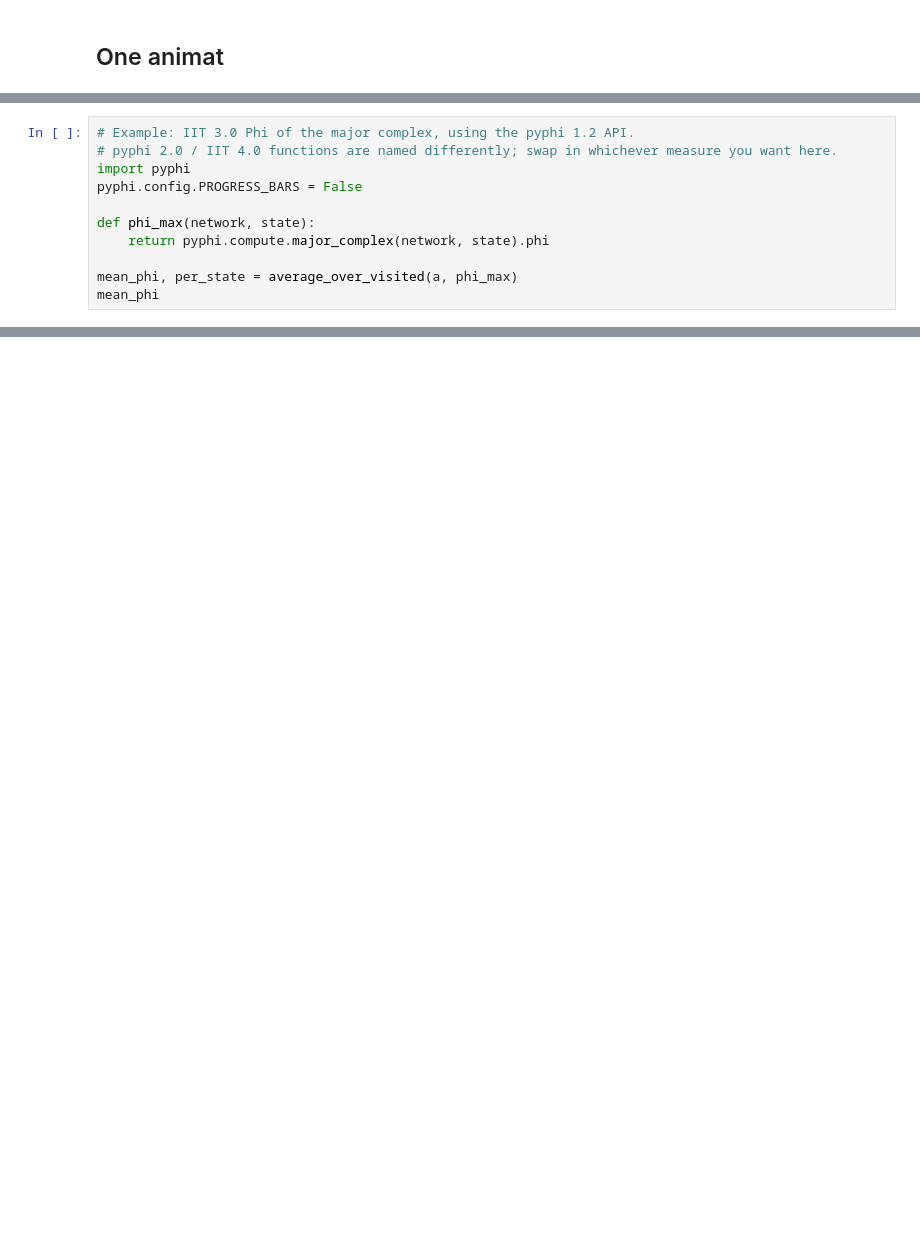
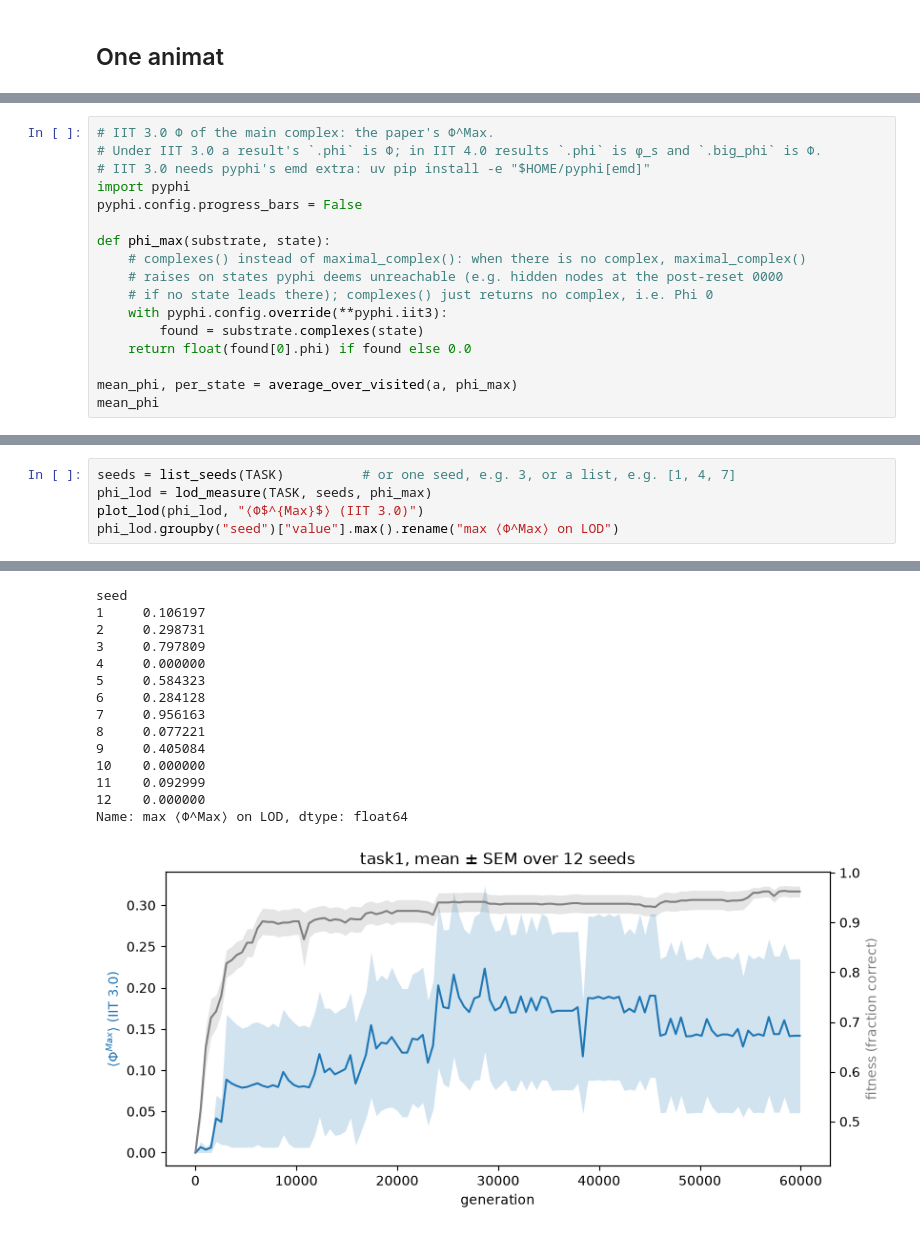
Before and after one commit to ajbailey4/mabe, a Jupyter notebook: animats/notebooks/explore.ipynb, the cells around one changed output, grey strips where cells are left out. Drawn from its saved outputs; the diff is of its cells as text; blank space fills up the shorter version.

```diff
--- a/animats/notebooks/explore.ipynb
+++ b/animats/notebooks/explore.ipynb
@@ -57,12 +101,18 @@ def average_over_visited(animat, measure):
     return float(np.sum(values * animat["visited_probs"])), values
 # %%
-# Example: IIT 3.0 Phi of the major complex, using the pyphi 1.2 API.
-# pyphi 2.0 / IIT 4.0 functions are named differently; swap in whichever measure you want here.
+# IIT 3.0 Φ of the main complex: the paper's Φ^Max.
+# Under IIT 3.0 a result's `.phi` is Φ; in IIT 4.0 results `.phi` is φ_s and `.big_phi` is Φ.
+# IIT 3.0 needs pyphi's emd extra: uv pip install -e "$HOME/pyphi[emd]"
 import pyphi
-pyphi.config.PROGRESS_BARS = False
+pyphi.config.progress_bars = False
 
-def phi_max(network, state):
-    return pyphi.compute.major_complex(network, state).phi
+def phi_max(substrate, state):
+    # complexes() instead of maximal_complex(): when there is no complex, maximal_complex()
+    # raises on states pyphi deems unreachable (e.g. hidden nodes at the post-reset 0000
+    # if no state leads there); complexes() just returns no complex, i.e. Phi 0
+    with pyphi.config.override(**pyphi.iit3):
+        found = substrate.complexes(state)
+    return float(found[0].phi) if found else 0.0
 
 mean_phi, per_state = average_over_visited(a, phi_max)
 mean_phi
@@ -68,0 +172,6 @@ mean_phi
+# %%
+seeds = list_seeds(TASK)          # or one seed, e.g. 3, or a list, e.g. [1, 4, 7]
+phi_lod = lod_measure(TASK, seeds, phi_max)
+plot_lod(phi_lod, "⟨Φ$^{Max}$⟩ (IIT 3.0)")
+phi_lod.groupby("seed")["value"].max().rename("max ⟨Φ^Max⟩ on LOD")
+# %% [output]
@@ -68,0 +190,15 @@ mean_phi
+seed
+1     0.106197
+2     0.298731
+3     0.797809
+4     0.000000
+5     0.584323
+6     0.284128
+7     0.956163
+8     0.077221
+9     0.405084
+10    0.000000
+11    0.092999
+12    0.000000
+Name: max ⟨Φ^Max⟩ on LOD, dtype: float64
+[figure, added]
```
Also changed, not shown: parts of 10 cells of this notebook, 4 other files.
